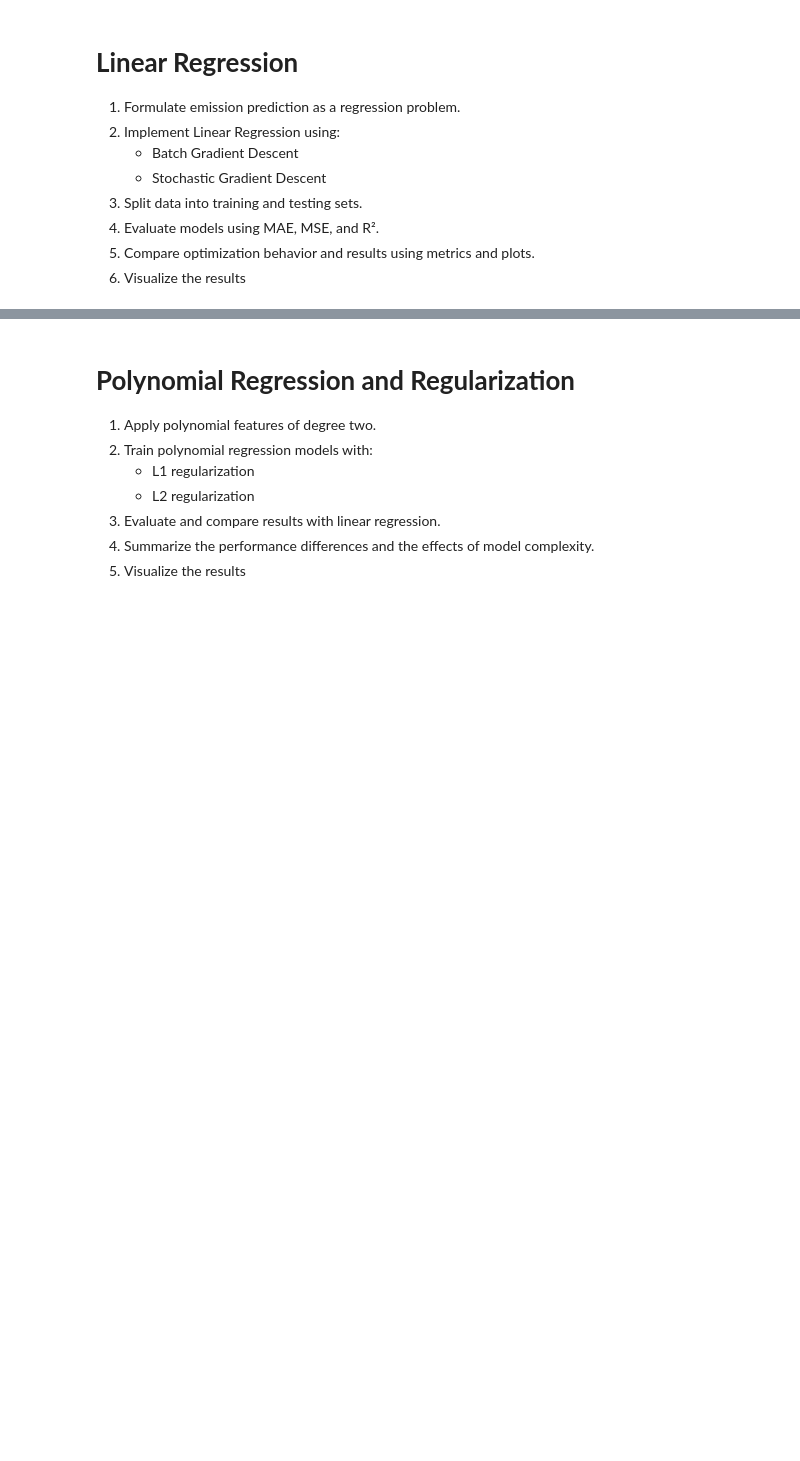
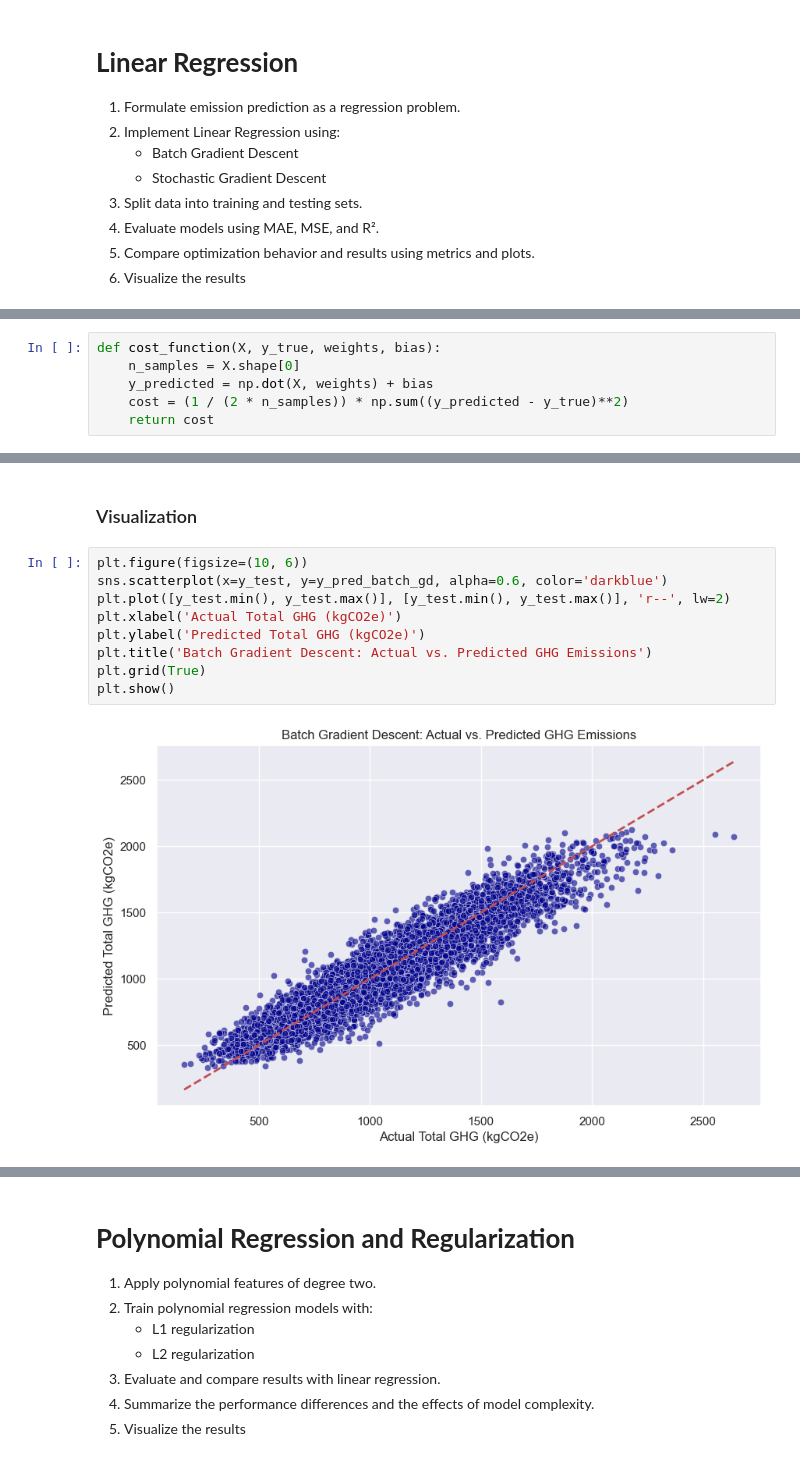
Before and after one commit to GallantGargoyle/ML_Assign1, a Jupyter notebook: ML_Assignment1.ipynb, the cells around one changed output, grey strips where cells are left out. Drawn from its saved outputs; the diff is of its cells as text; blank space fills up the shorter version.

```diff
--- a/ML_Assignment1.ipynb
+++ b/ML_Assignment1.ipynb
@@ -222,0 +295,6 @@ corr_matrix =
+# %%
+def cost_function(X, y_true, weights, bias):
+    n_samples = X.shape[0]
+    y_predicted = np.dot(X, weights) + bias
+    cost = (1 / (2 * n_samples)) * np.sum((y_predicted - y_true)**2)
+    return cost
@@ -222,0 +393,13 @@ corr_matrix =
+# %% [markdown]
+### Visualization
+# %%
+plt.figure(figsize=(10, 6))
+sns.scatterplot(x=y_test, y=y_pred_batch_gd, alpha=0.6, color='darkblue')
+plt.plot([y_test.min(), y_test.max()], [y_test.min(), y_test.max()], 'r--', lw=2)
+plt.xlabel('Actual Total GHG (kgCO2e)')
+plt.ylabel('Predicted Total GHG (kgCO2e)')
+plt.title('Batch Gradient Descent: Actual vs. Predicted GHG Emissions')
+plt.grid(True)
+plt.show()
+# %% [output]
+[figure, added]
```
Also changed, not shown: parts of 13 cells of this notebook.
